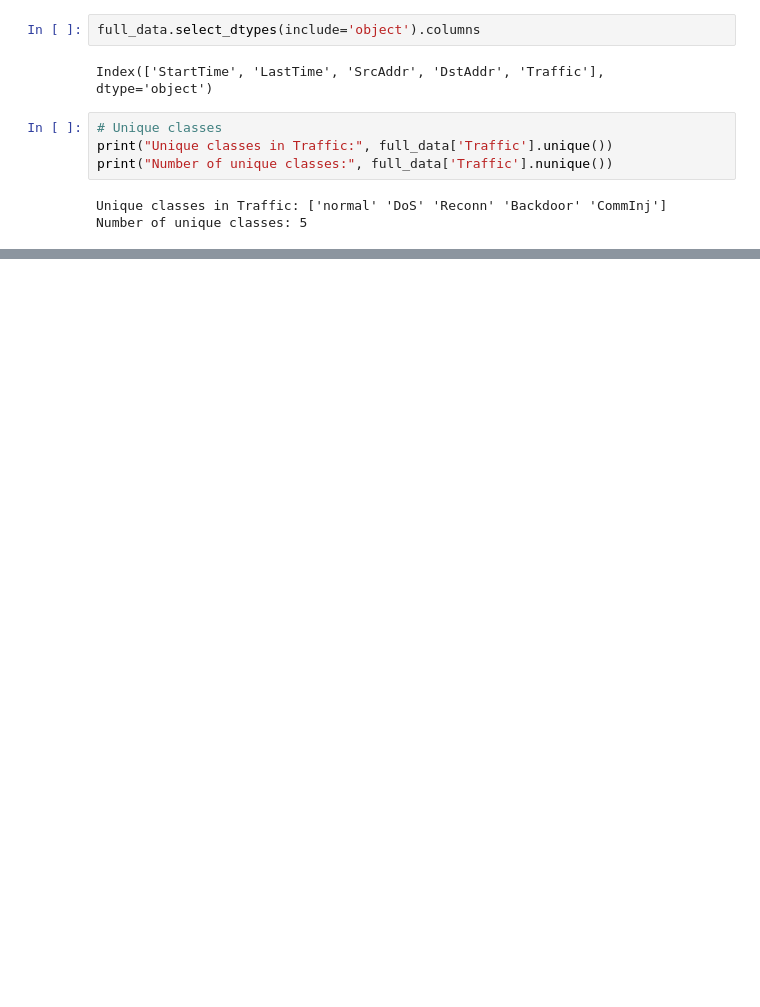
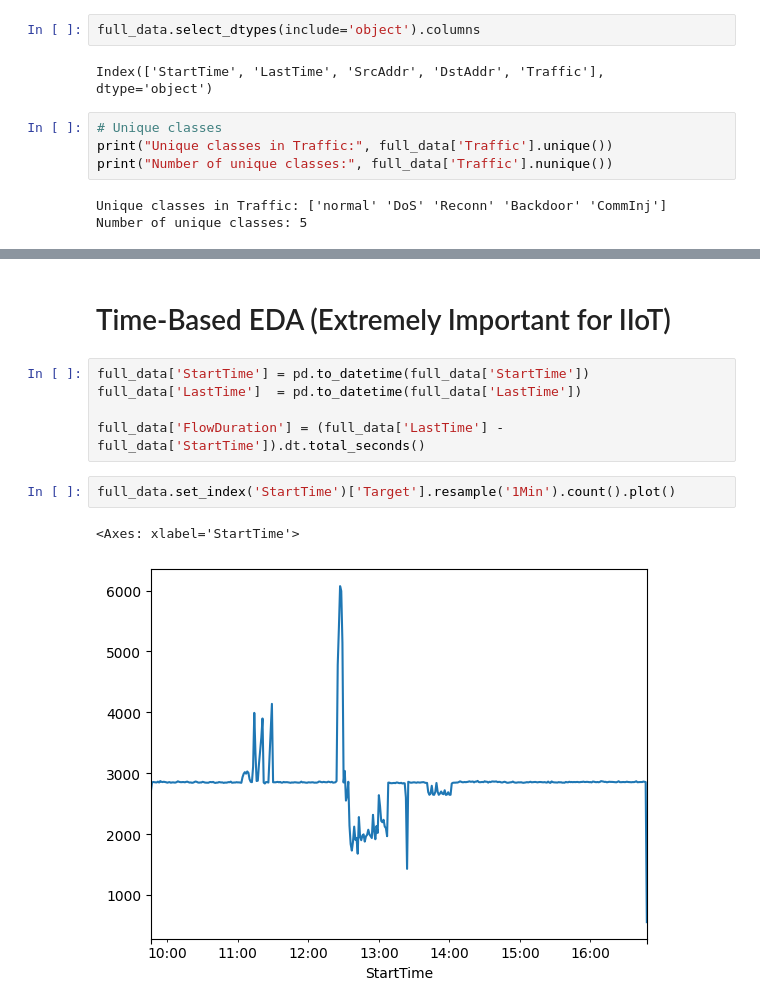
Before and after one commit to ShabbirMinhas/Tools_and_Techniques_Course_Project_Anomaly_Detection, a Jupyter notebook: tools-and-techniques-term-project (1).ipynb, the cells around one changed output, grey strips where cells are left out. Drawn from its saved outputs; the diff is of its cells as text; blank space fills up the shorter version.

Commit message:
multiple charts using Python created

```diff
--- a/tools-and-techniques-term-project (1).ipynb
+++ b/tools-and-techniques-term-project (1).ipynb
@@ -214,0 +221,12 @@ dtype: int64
+# %% [markdown]
+# Time-Based EDA (Extremely Important for IIoT)
+# %%
+full_data['StartTime'] = pd.to_datetime(full_data['StartTime'])
+full_data['LastTime']  = pd.to_datetime(full_data['LastTime'])
+
+full_data['FlowDuration'] = (full_data['LastTime'] - full_data['StartTime']).dt.total_seconds()
+# %%
+full_data.set_index('StartTime')['Target'].resample('1Min').count().plot()
+# %% [output]
+<Axes: xlabel='StartTime'>
+[figure, added]
```
Also changed, not shown: parts of 105 cells of this notebook, 1 other file.
